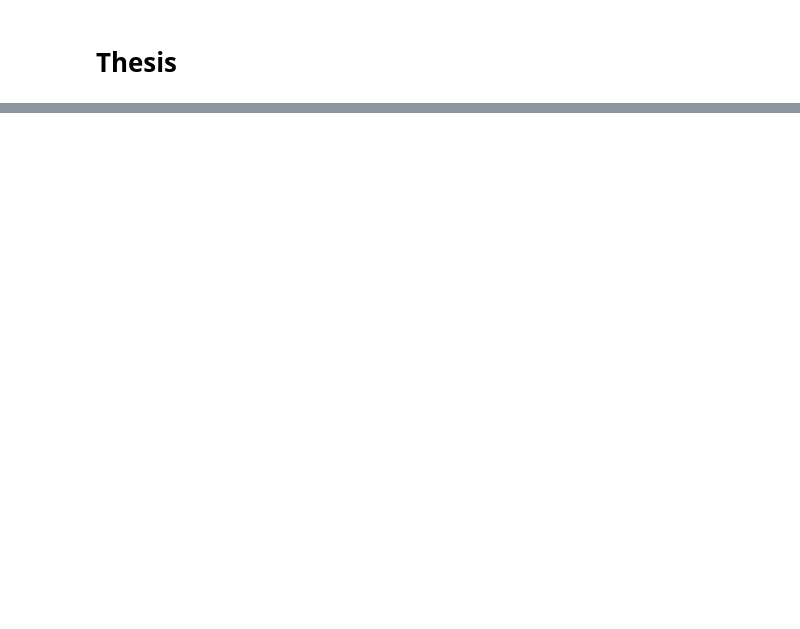
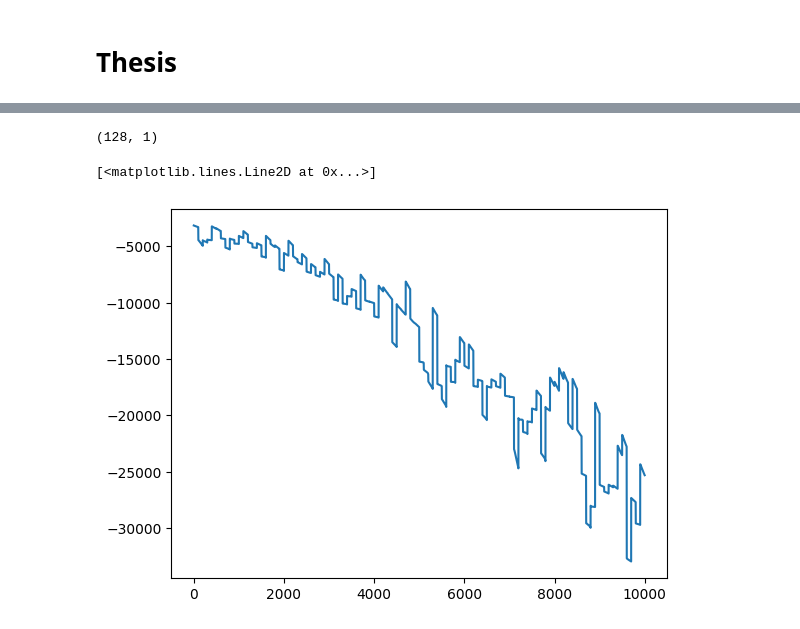
Before and after one commit to ChackMociute/Master-Thesis, a Jupyter notebook: agent.ipynb, the cells around one changed output, grey strips where cells are left out. Saved outputs shown, nothing was run; the diff lists cells and outputs as text; code cells hidden in the pictures; blank space fills up the shorter version.

```diff
--- a/agent.ipynb
+++ b/agent.ipynb
@@ -70,0 +215,2 @@ class GridCellWorld(Environment):
+# %%
+gcw = GridCellWorld(grid_cells, coords)
@@ -70,0 +265,7 @@ class GridCellWorld(Environment):
+# %%
+replay_buffer = deque(maxlen=1000)
+bs = 128
+
+while len(replay_buffer) < bs:
+    episode, _ = sample_episode(gcw, policy)
+    replay_buffer.extend(zip(*episode))
@@ -70,0 +297,40 @@ class GridCellWorld(Environment):
+# %%
+np.vstack(df.to_numpy()[2])
+# %% [output]
+(128, 1)
+# %%
+losses_pol, losses_q, lengths = [], [], []
+for ep in tqdm(range(100)):
+    batch = sample(replay_buffer, bs)
+    for s, _, r, _, sn in reversed(list(zip(*episode))):
+        optim_policy.zero_grad()
+
+        s, sn = to_tensor(s), to_tensor(sn)
+        a, an = policy(s), policy(sn)
+        q = Q(torch.concat([s, a]))
+
+        loss_pol = -q
+        loss_pol.backward(retain_graph=True)
+        optim_policy.step()
+        losses_pol.append(loss_pol.detach().cpu().item())
+
+        optim_q.zero_grad()
+        qn = Q(torch.concat([sn, an]))
+        G = (r + qn - q).detach().item()**2
+        loss_q = -G * q
+        loss_q.backward()
+        optim_q.step()
+        losses_q.append(loss_q.detach().cpu().item())
+    episode, length = sample_episode(gcw, policy)
+    replay_buffer.extend(zip(*episode))
+    lengths.append(length)
+
+    # loss.backward()
+    # optim.step()
+    # losses.append(loss.detach().cpu().item())
+    # print(loss.detach().cpu().item())
+# %%
+plt.plot(losses_pol)
+# %% [output]
+[<matplotlib.lines.Line2D at 0x...>]
+[figure, added]
```
Also changed, not shown: parts of 12 cells of this notebook, 1 other file.
